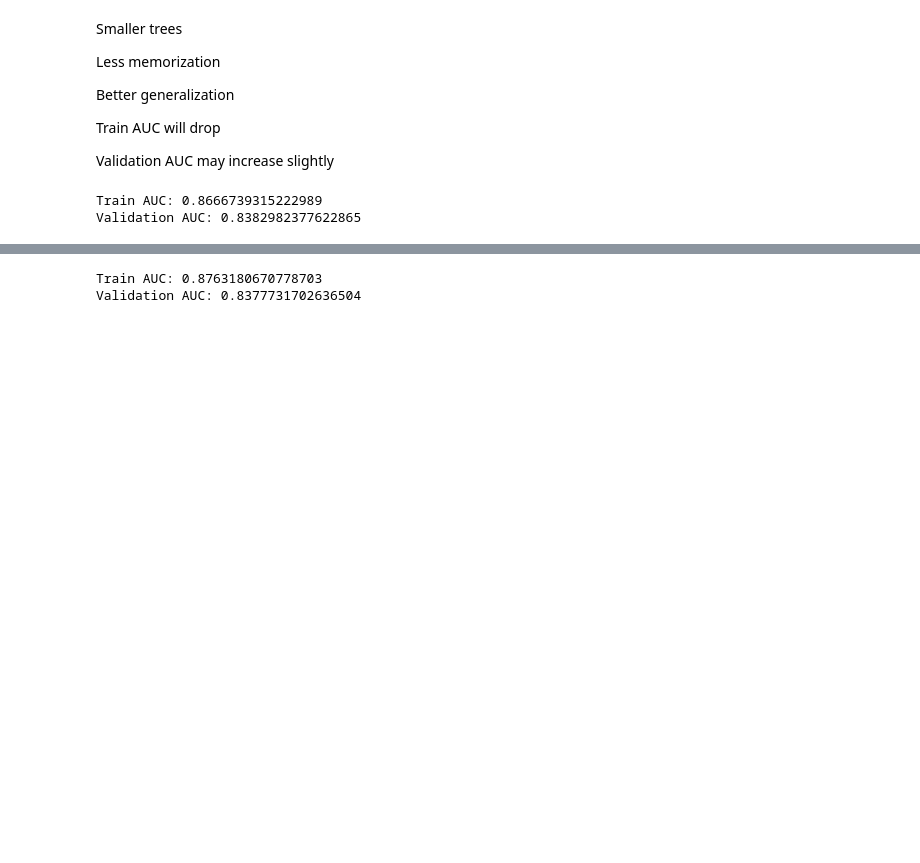
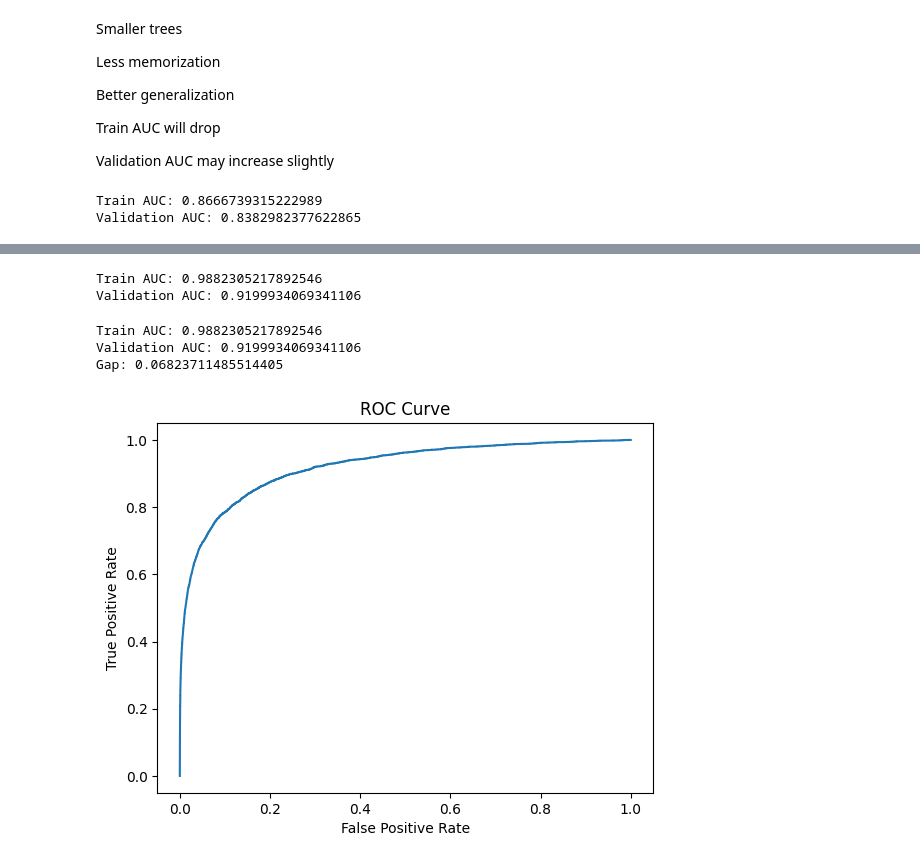
Before and after one commit to rahulkhawashi/IEEE-CIS-Fraud-Detection, a Jupyter notebook: ieee_cis_fraud_detection.ipynb, the cells around one changed output, grey strips where cells are left out. Drawn from its saved outputs; the diff is of its cells as text; code cells hidden in the pictures; blank space fills up the shorter version.

Commit message:
hyperparameter tunning for model 's improvment

```diff
--- a/ieee_cis_fraud_detection.ipynb
+++ b/ieee_cis_fraud_detection.ipynb
@@ -817,7 +817,8 @@ model = lgb.LGBMClassifier(
     max_depth=-1,
     subsample=0.8,
     colsample_bytree=0.8,
-    random_state=42
+    random_state=42,
+    force_col_wise=True
 )
 
 model.fit(
@@ -830,9 +844,36 @@ model.fit(
 # %%
-train_auc = roc_auc_score(y_tr, model.predict_proba(X_tr)[:,1])
-val_auc = roc_auc_score(y_va, model.predict_proba(X_va)[:,1])
+from sklearn.metrics import roc_auc_score
+
+train_auc = roc_auc_score(y_train, model.predict_proba(X_train)[:,1])
+val_auc = roc_auc_score(y_val, model.predict_proba(X_val)[:,1])
 
 print("Train AUC:", train_auc)
 print("Validation AUC:", val_auc)
 # %% [output]
-Train AUC: 0.8763180670778703
-Validation AUC: 0.8377731702636504
+Train AUC: 0.9882305217892546
+Validation AUC: 0.9199934069341106
+# %%
+print("Train AUC:", train_auc)
+print("Validation AUC:", val_auc)
+print("Gap:", train_auc - val_auc)
+# %% [output]
+Train AUC: 0.9882305217892546
+Validation AUC: 0.9199934069341106
+Gap: 0.06823711485514405
+# %%
+# plotting roc curv
+from sklearn.metrics import roc_curve
+import matplotlib.pyplot as plt
+
+y_pred = model.predict_proba(X_val)[:, 1]
+
+fpr, tpr, _ = roc_curve(y_val, y_pred)
+
+plt.figure()
+plt.plot(fpr, tpr)
+plt.xlabel("False Positive Rate")
+plt.ylabel("True Positive Rate")
+plt.title("ROC Curve")
+plt.show()
+# %% [output]
+[figure, added]
```
Also changed, not shown: parts of 9 cells of this notebook.
